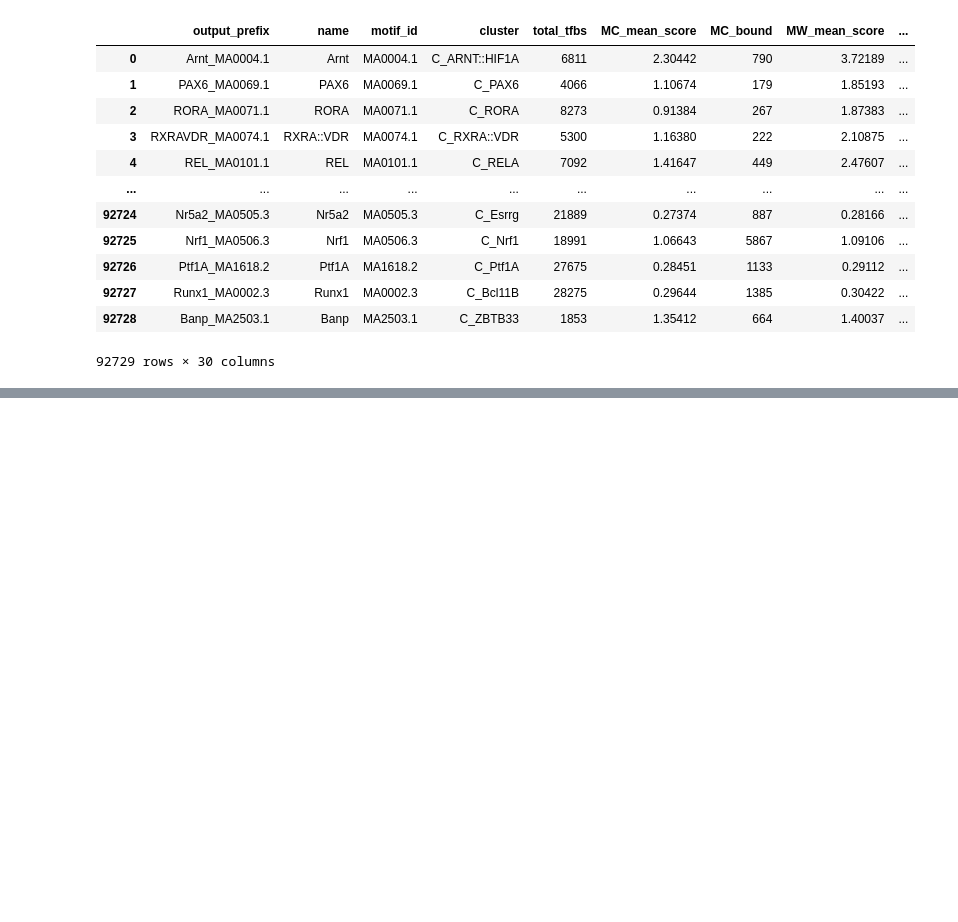
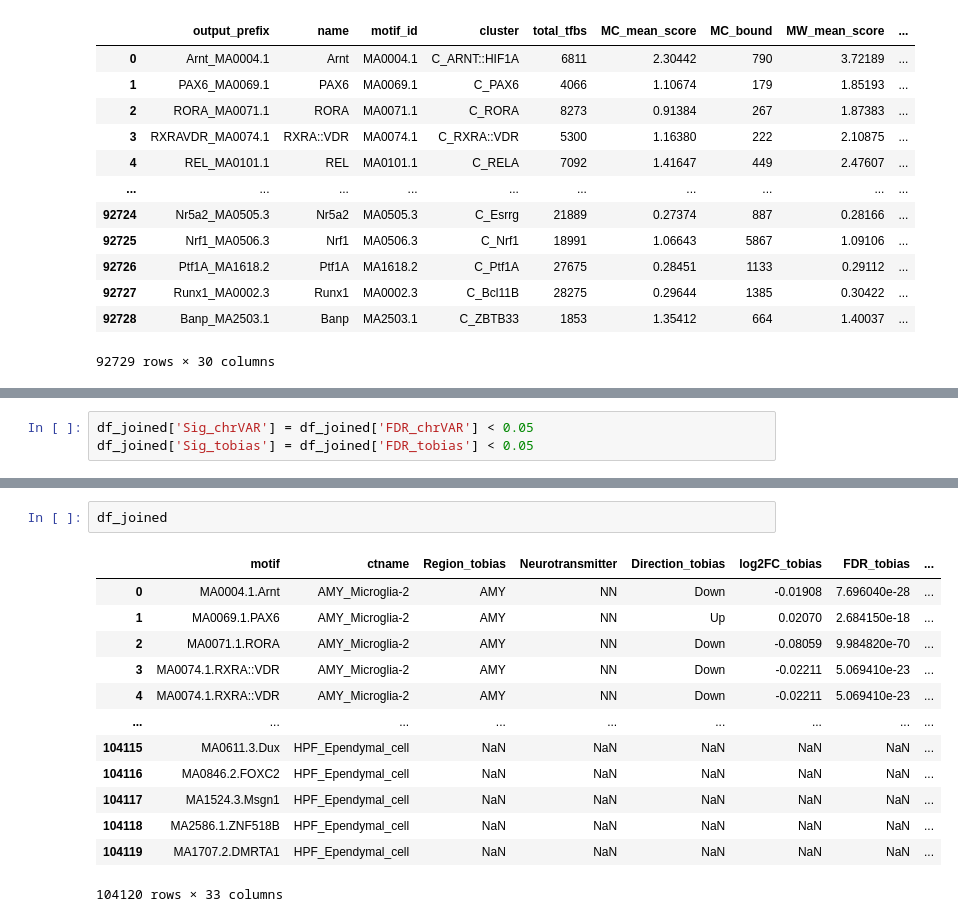
Before and after one commit to juychen/scmmd, a Jupyter notebook: 16smTFtable.ipynb, the cells around one changed output, grey strips where cells are left out. Saved outputs shown, nothing was run; the diff lists cells and outputs as text; blank space fills up the shorter version.

```diff
--- a/16smTFtable.ipynb
+++ b/16smTFtable.ipynb
@@ -327,0 +413,3 @@ tobias_all
+# %%
+df_joined['Sig_chrVAR'] = df_joined['FDR_chrVAR'] < 0.05
+df_joined['Sig_tobias'] = df_joined['FDR_tobias'] < 0.05
@@ -327,0 +449,16 @@ tobias_all
+# %%
+df_joined
+# %% [output]
+|  | motif | ctname | Region_tobias | Neurotransmitter | Direction_tobias | log2FC_tobias | FDR_tobias | ... |
+| 0 | MA0004.1.Arnt | AMY_Microglia-2 | AMY | NN | Down | -0.01908 | 7.696040e-28 | ... |
+| 1 | MA0069.1.PAX6 | AMY_Microglia-2 | AMY | NN | Up | 0.02070 | 2.684150e-18 | ... |
+| 2 | MA0071.1.RORA | AMY_Microglia-2 | AMY | NN | Down | -0.08059 | 9.984820e-70 | ... |
+| 3 | MA0074.1.RXRA::VDR | AMY_Microglia-2 | AMY | NN | Down | -0.02211 | 5.069410e-23 | ... |
+| 4 | MA0074.1.RXRA::VDR | AMY_Microglia-2 | AMY | NN | Down | -0.02211 | 5.069410e-23 | ... |
+| ... | ... | ... | ... | ... | ... | ... | ... | ... |
+| 104115 | MA0611.3.Dux | HPF_Ependymal_cell | NaN | NaN | NaN | NaN | NaN | ... |
+| 104116 | MA0846.2.FOXC2 | HPF_Ependymal_cell | NaN | NaN | NaN | NaN | NaN | ... |
+| 104117 | MA1524.3.Msgn1 | HPF_Ependymal_cell | NaN | NaN | NaN | NaN | NaN | ... |
+| 104118 | MA2586.1.ZNF518B | HPF_Ependymal_cell | NaN | NaN | NaN | NaN | NaN | ... |
+| 104119 | MA1707.2.DMRTA1 | HPF_Ependymal_cell | NaN | NaN | NaN | NaN | NaN | ... |
+104120 rows × 33 columns
```
Also changed, not shown: parts of 33 cells of this notebook.
